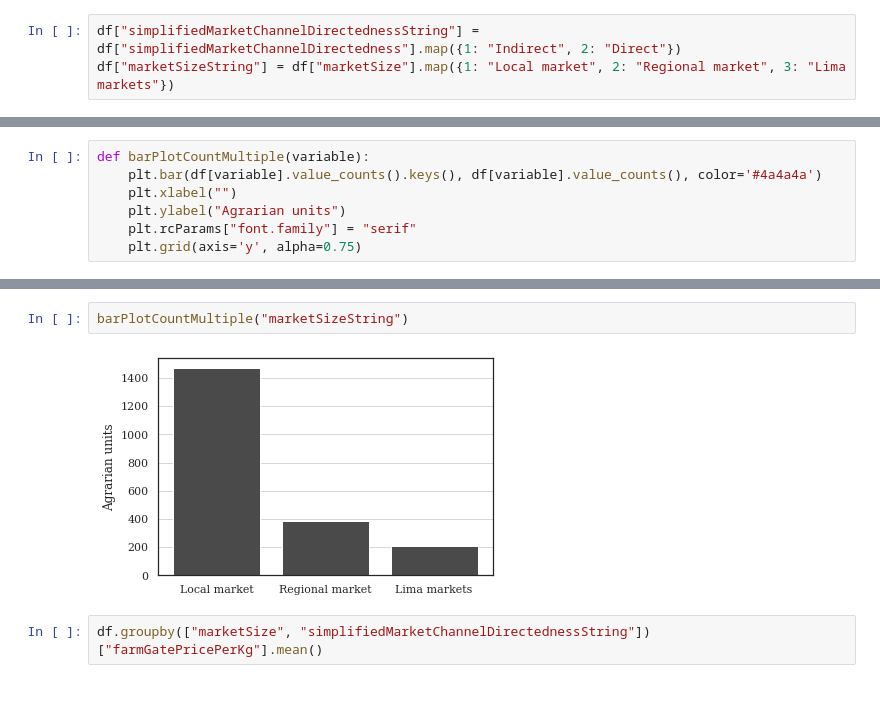
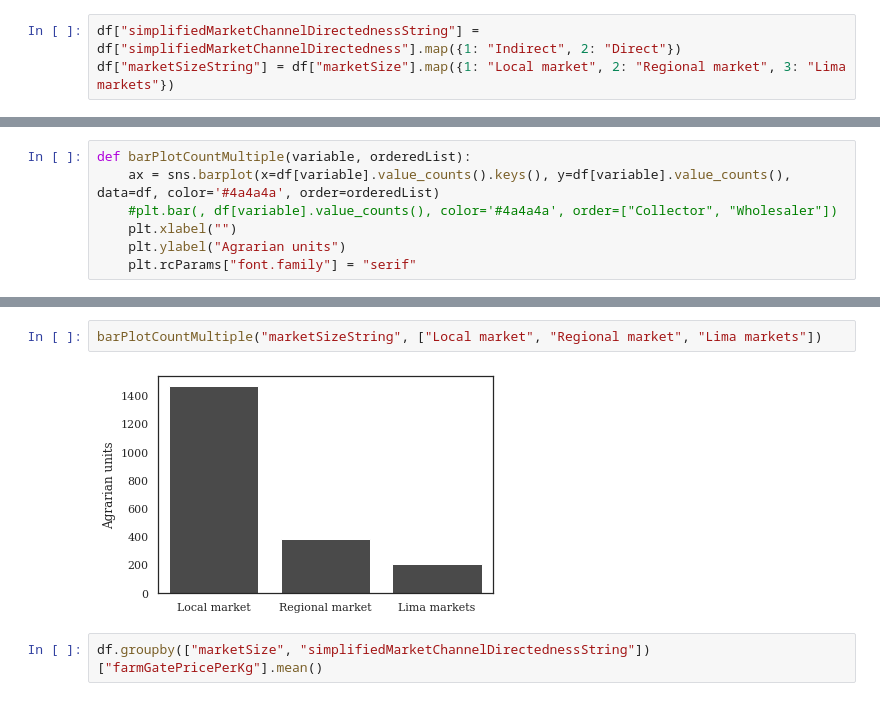
Before and after one commit to mariagnoriegag/ThesisOfPeruvianAgricultureFactors, a Jupyter notebook: 05DescriptiveAnalysisOfWhitePotatoModel02.ipynb, the cells around one changed output, grey strips where cells are left out. Cells and saved outputs as stored; diff of their text form.

```diff
--- a/05DescriptiveAnalysisOfWhitePotatoModel02.ipynb
+++ b/05DescriptiveAnalysisOfWhitePotatoModel02.ipynb
@@ -111,10 +111,10 @@ boxPlotMultiple("marketSizeString", "farmGatePricePerKg", "Farm gate price per k
 # %% [output]
 [figure]
 # %%
-def barPlotCountMultiple(variable):
-    plt.bar(df[variable].value_counts().keys(), df[variable].value_counts(), color='#4a4a4a')
+def barPlotCountMultiple(variable, orderedList):
+    ax = sns.barplot(x=df[variable].value_counts().keys(), y=df[variable].value_counts(), data=df, color='#4a4a4a', order=orderedList)
+    #plt.bar(, df[variable].value_counts(), color='#4a4a4a', order=["Collector", "Wholesaler"])
     plt.xlabel("")
     plt.ylabel("Agrarian units")
     plt.rcParams["font.family"] = "serif"
-    plt.grid(axis='y', alpha=0.75)
 # %%
@@ -122,9 +122,9 @@ barPlotCountMultiple("simplifiedMarketChannelDirectednessString")
 # %% [output]
 [figure]
-# %%
-barPlotCountMultiple("marketSizeString")
-# %% [output]
-[figure, removed]
+# %%
+barPlotCountMultiple("marketSizeString", ["Local market", "Regional market", "Lima markets"])
+# %% [output]
+[figure, added]
 # %%
 df.groupby(["marketSize", "simplifiedMarketChannelDirectednessString"])["farmGatePricePerKg"].mean()
 # %% [output]
```
Also changed, not shown: parts of 4 cells of this notebook, 6 other files.
